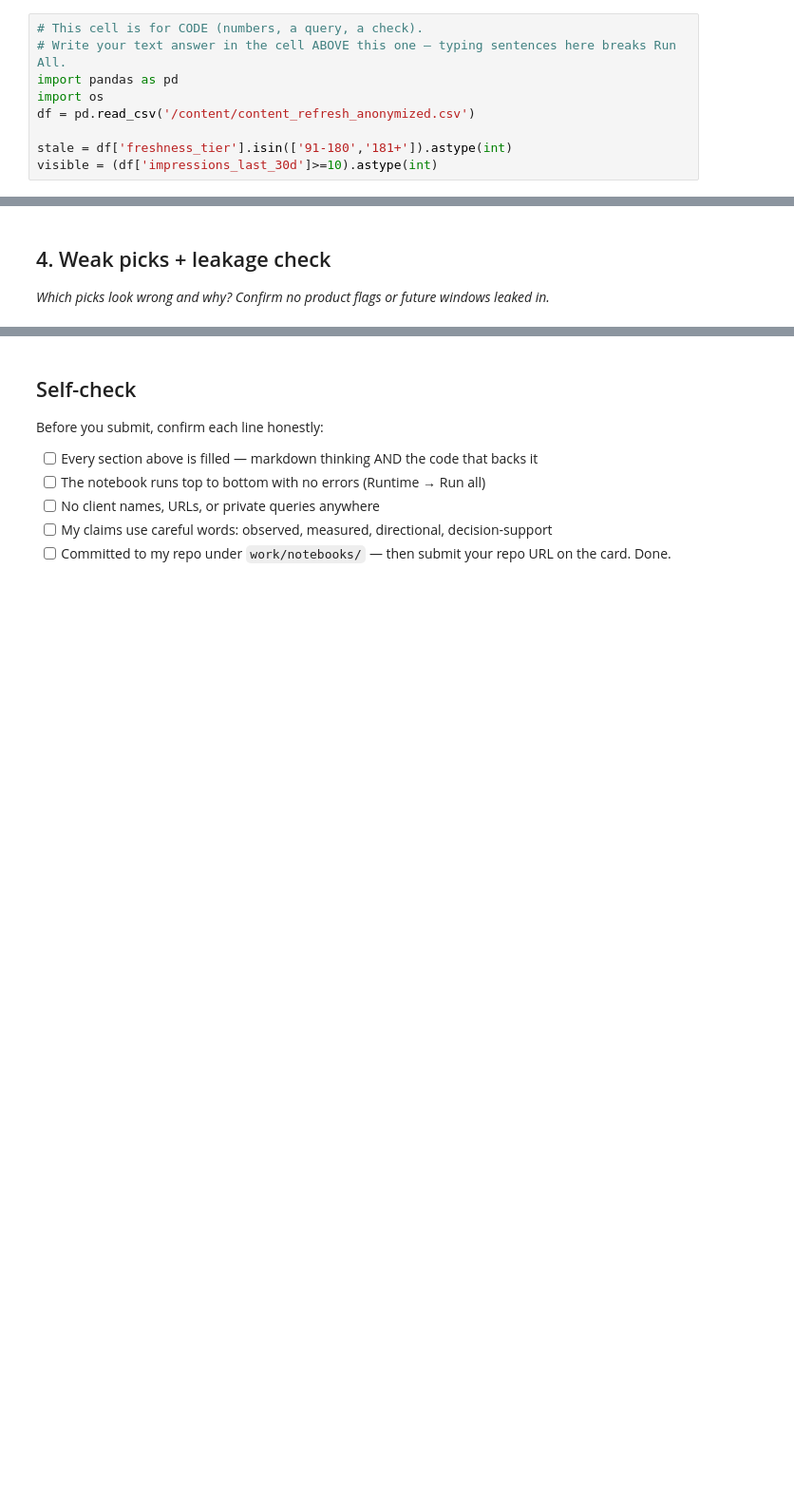
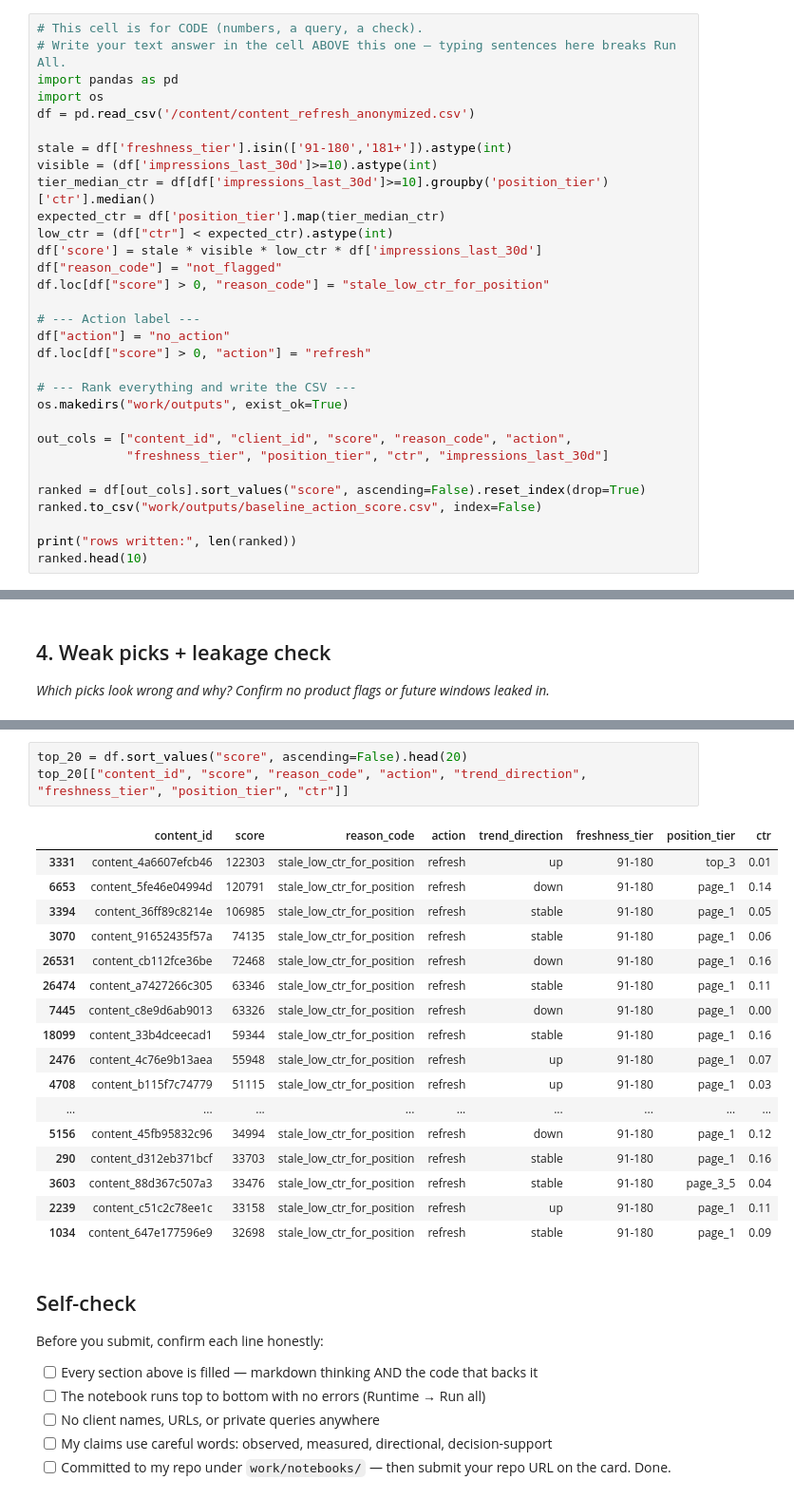
Before and after one commit to omarmahmoud4356/ai, a Jupyter notebook: work/notebooks/w04_baseline_score.ipynb, the cells around one changed output, grey strips where cells are left out. Shown at 95% size. Drawn from its saved outputs; the diff is of its cells as text; blank space fills up the shorter version.

```diff
--- a/work/notebooks/w04_baseline_score.ipynb
+++ b/work/notebooks/w04_baseline_score.ipynb
@@ -29,3 +29,25 @@ df = pd.read_csv('/content/content_refresh_anonymized.csv')
 
 stale = df['freshness_tier'].isin(['91-180','181+']).astype(int)
 visible = (df['impressions_last_30d']>=10).astype(int)
+tier_median_ctr = df[df['impressions_last_30d']>=10].groupby('position_tier')['ctr'].median()
+expected_ctr = df['position_tier'].map(tier_median_ctr)
+low_ctr = (df["ctr"] < expected_ctr).astype(int)
+df['score'] = stale * visible * low_ctr * df['impressions_last_30d']
+df["reason_code"] = "not_flagged"
+df.loc[df["score"] > 0, "reason_code"] = "stale_low_ctr_for_position"
+
+# --- Action label ---
+df["action"] = "no_action"
+df.loc[df["score"] > 0, "action"] = "refresh"
+
+# --- Rank everything and write the CSV ---
+os.makedirs("work/outputs", exist_ok=True)
+
+out_cols = ["content_id", "client_id", "score", "reason_code", "action",
+            "freshness_tier", "position_tier", "ctr", "impressions_last_30d"]
+
+ranked = df[out_cols].sort_values("score", ascending=False).reset_index(drop=True)
+ranked.to_csv("work/outputs/baseline_action_score.csv", index=False)
+
+print("rows written:", len(ranked))
+ranked.head(10)
@@ -46,3 +108,24 @@ visible = (df['impressions_last_30d']>=10).astype(int)
+# %%
+top_20 = df.sort_values("score", ascending=False).head(20)
+top_20[["content_id", "score", "reason_code", "action", "trend_direction", "freshness_tier", "position_tier", "ctr"]]
+# %% [output]
+|  | content_id | score | reason_code | action | trend_direction | freshness_tier | position_tier | ctr |
+| 3331 | content_4a6607efcb46 | 122303 | stale_low_ctr_for_position | refresh | up | 91-180 | top_3 | 0.01 |
+| 6653 | content_5fe46e04994d | 120791 | stale_low_ctr_for_position | refresh | down | 91-180 | page_1 | 0.14 |
+| 3394 | content_36ff89c8214e | 106985 | stale_low_ctr_for_position | refresh | stable | 91-180 | page_1 | 0.05 |
+| 3070 | content_91652435f57a | 74135 | stale_low_ctr_for_position | refresh | stable | 91-180 | page_1 | 0.06 |
+| 26531 | content_cb112fce36be | 72468 | stale_low_ctr_for_position | refresh | down | 91-180 | page_1 | 0.16 |
+| 26474 | content_a7427266c305 | 63346 | stale_low_ctr_for_position | refresh | stable | 91-180 | page_1 | 0.11 |
+| 7445 | content_c8e9d6ab9013 | 63326 | stale_low_ctr_for_position | refresh | down | 91-180 | page_1 | 0.00 |
+| 18099 | content_33b4dceecad1 | 59344 | stale_low_ctr_for_position | refresh | stable | 91-180 | page_1 | 0.16 |
+| 2476 | content_4c76e9b13aea | 55948 | stale_low_ctr_for_position | refresh | up | 91-180 | page_1 | 0.07 |
+| 4708 | content_b115f7c74779 | 51115 | stale_low_ctr_for_position | refresh | up | 91-180 | page_1 | 0.03 |
+| ... | ... | ... | ... | ... | ... | ... | ... | ... |
+| 5156 | content_45fb95832c96 | 34994 | stale_low_ctr_for_position | refresh | down | 91-180 | page_1 | 0.12 |
+| 290 | content_d312eb371bcf | 33703 | stale_low_ctr_for_position | refresh | stable | 91-180 | page_1 | 0.16 |
+| 3603 | content_88d367c507a3 | 33476 | stale_low_ctr_for_position | refresh | stable | 91-180 | page_3_5 | 0.04 |
+| 2239 | content_c51c2c78ee1c | 33158 | stale_low_ctr_for_position | refresh | up | 91-180 | page_1 | 0.11 |
+| 1034 | content_647e177596e9 | 32698 | stale_low_ctr_for_position | refresh | stable | 91-180 | page_1 | 0.09 |
 # %% [markdown]
 ## Self-check
 
```
Also changed, not shown: parts of 4 cells of this notebook.
